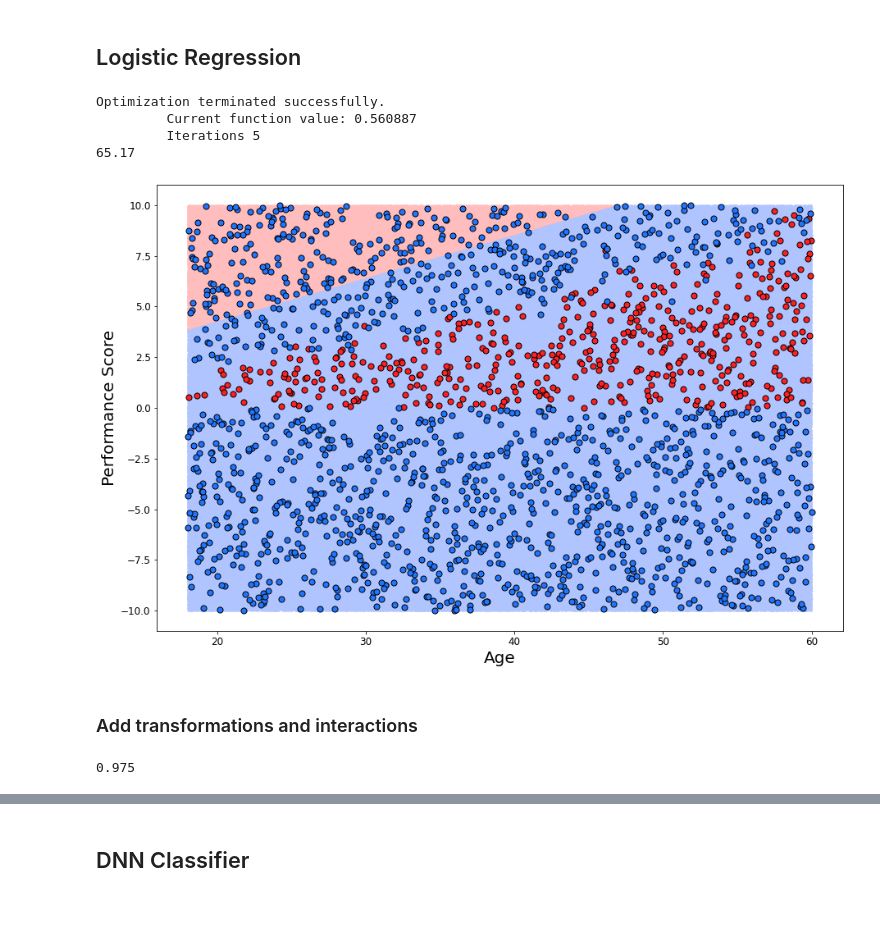
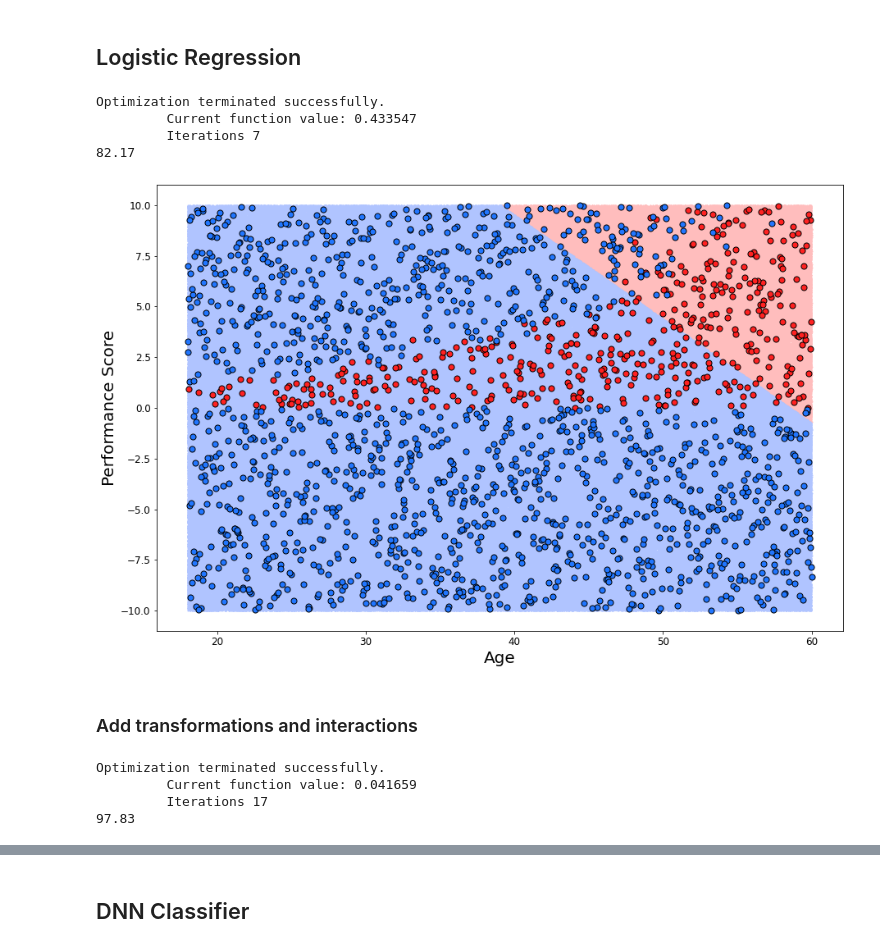
Before and after one commit to conorosully/medium-articles, a Jupyter notebook: src/feature_engineering.ipynb, the cells around one changed output, grey strips where cells are left out. Drawn from its saved outputs; the diff is of its cells as text; code cells hidden in the pictures; blank space fills up the shorter version.

```diff
--- a/src/feature_engineering.ipynb
+++ b/src/feature_engineering.ipynb
@@ -63,6 +63,7 @@ import sklearn.metrics as metric
 import statsmodels.api as sm
 
 x = data[['age','performance']]
+x = sm.add_constant(x)
 y = data['y']
 x_train, x_test, y_train, y_test = train_test_split(x,y,test_size=0.3, random_state = 101)
 
@@ -74,60 +75,65 @@ accuracy = metric.accuracy_score(y_test,predictions)
 print(round(accuracy*100,2))
 # %% [output]
 Optimization terminated successfully.
-         Current function value: 0.560887
-         Iterations 5
-65.17
+         Current function value: 0.433547
+         Iterations 7
+82.17
 # %%
 n_points = 1000000 #use many point to visualise decision boundry
 
 age_db = np.linspace(18,60,n_points)
 np.random.shuffle(age_db)
 
 performance_db= np.linspace(-10,10,n_points)
 np.random.shuffle(performance_db)
 
 data_db = pd.DataFrame({'age':age_db,'performance':performance_db})
+data_db = sm.add_constant(data_db)
 
 #make predictions on the decision boundry points
 predictions = model.predict(data_db)
 y_db = [round(p) for p in predictions]
 data_db['y'] = y_db
 
 fig, ax = plt.subplots( nrows=1, ncols=1,figsize=(15,10))
 
 #Plot decision boundry
 plt.scatter('age','performance',c='#ffbdbd',s=1,data=data_db[data_db.y == 1])
 plt.scatter('age','performance',c='#b0c4ff',s=1,data=data_db[data_db.y == 0])
 
 #Plot employee data points
 plt.scatter('age','performance',c='#ff2121',s=50,edgecolors='#000000',data=data[data.y == 1])
 plt.scatter('age','performance',c='#2176ff',s=50,edgecolors='#000000',data=data[data.y == 0])
 plt.ylabel("Performance Score",size=20)
 plt.xlabel('Age',size=20)
 plt.yticks(size=12)
 plt.xticks(size=12)
 
-plt.savefig('/Users/conorosully/Documents/git/deep-learning/figures/article_feature_eng/figure2.png',format='png')
+plt.savefig('../figures/article_feature_eng/figure2.png',format='png')
 # %% [output]
-[figure, old version]
+[figure, new version]
 # %% [markdown]
 ### Add transformations and interactions
 # %%
-data['age_sqrd'] = age**2
 data['age_perf_ratio'] = age/performance
 
-x = data[['age','performance','age_sqrd','age_perf_ratio']]
+x = data[['age','performance','age_perf_ratio']]
 x = sm.add_constant(x)
 y = data['y']
 
-x_train, x_test, y_train, y_test = train_test_split(x,y,test_size=0.3, random_state = 101)
+x_train, x_test, y_train, y_test = train_test_split(x,y,test_size=0.3, random_state=101)
 
-model = sm.Logit(y_train,x_train).fit(disp=0) #fit new logistic regression model
+model = sm.Logit(y_train,x_train).fit() #fit new logistic regression model
 
 predictions = np.around(model.predict(x_test))
-metric.accuracy_score(y_test,predictions)
+accuracy = metric.accuracy_score(y_test,predictions)
+
+print(round(accuracy*100,2))
 # %% [output]
-0.975
+Optimization terminated successfully.
+         Current function value: 0.041659
+         Iterations 17
+97.83
 # %%
 model.summary()
 # %% [output]
```
Also changed, not shown: parts of 7 cells of this notebook, 2 other files.
